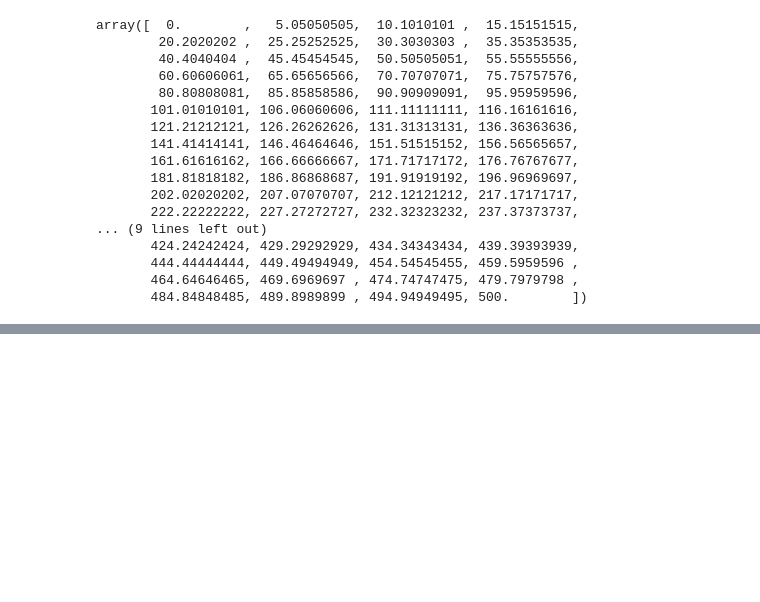
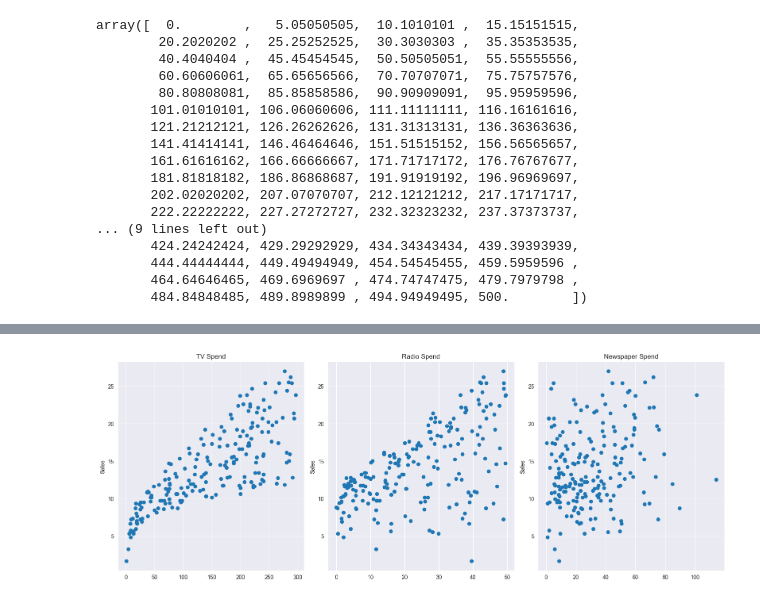
Before and after one commit to vaarga/courses, a Jupyter notebook: machine-learning-data-science-masterclass/section_10.ipynb, the cells around one changed output, grey strips where cells are left out. Drawn from its saved outputs; the diff is of its cells as text; code cells hidden in the pictures; blank space fills up the shorter version.

```diff
--- a/machine-learning-data-science-masterclass/section_10.ipynb
+++ b/machine-learning-data-science-masterclass/section_10.ipynb
@@ -91,0 +100,2 @@ array([  0.        ,   5.05050505,  10.1010101 ,  15.15151515,
+# %%
+df = pd.read_csv('Advertising.csv')
@@ -91,0 +111,18 @@ array([  0.        ,   5.05050505,  10.1010101 ,  15.15151515,
+# %%
+_, axes = plt.subplots(1, 3, figsize=(16, 6))
+
+axes[0].plot(df['TV'], df['sales'], 'o')
+axes[0].set_ylabel('Sales')
+axes[0].set_title('TV Spend')
+
+axes[1].plot(df['radio'], df['sales'], 'o')
+axes[1].set_ylabel('Sales')
+axes[1].set_title('Radio Spend')
+
+axes[2].plot(df['newspaper'], df['sales'], 'o')
+axes[2].set_ylabel('Sales')
+axes[2].set_title('Newspaper Spend')
+
+plt.tight_layout()
+# %% [output]
+[figure, added]
```
Also changed, not shown: parts of 69 cells of this notebook, 1 other file.
